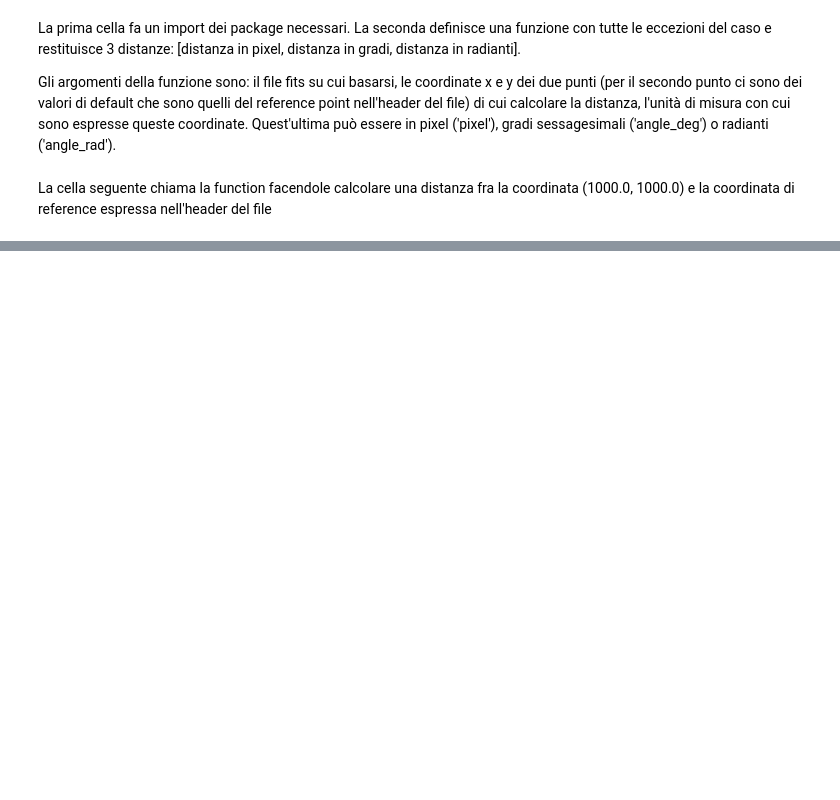
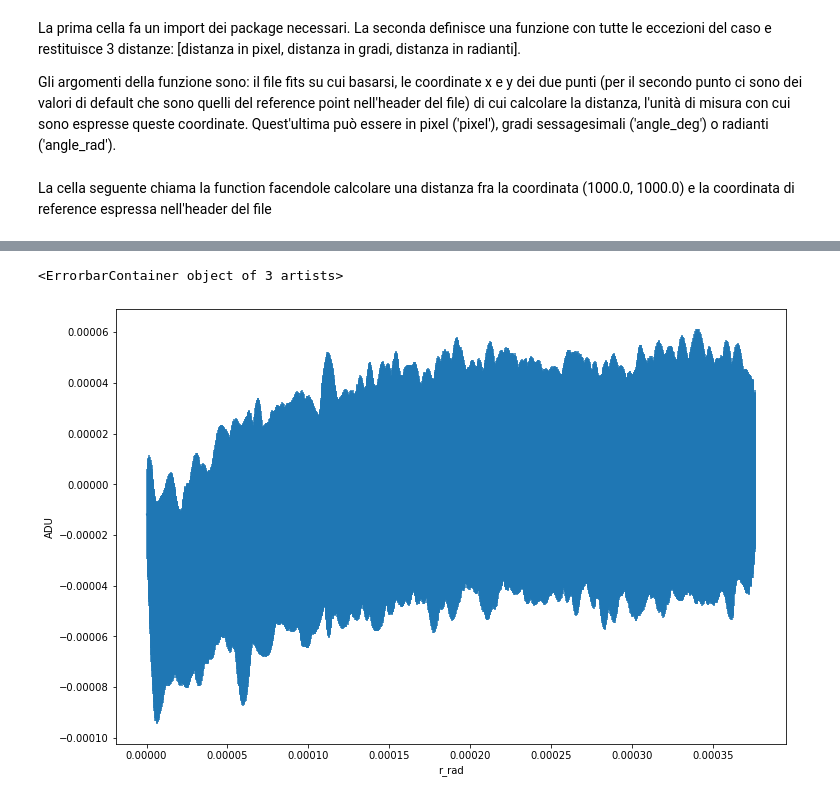
Before and after one commit to ratio999/Progetto_ab_informatiche, a Jupyter notebook: distance_function.ipynb, the cells around one changed output, grey strips where cells are left out. Cells and saved outputs as stored; diff of their text form; code cells hidden in the pictures; blank space fills up the shorter version.

```diff
--- a/distance_function.ipynb
+++ b/distance_function.ipynb
@@ -95,0 +314,6 @@ distance_calc('SPT-CL_J2344-4243_band3_combined.dat.im.image.fits' , 1000.0 , 10
+# %%
+setup_plot((12,8), 'r_rad', 'ADU')
+plt.errorbar(x_rad , y , err)
+# %% [output]
+<ErrorbarContainer object of 3 artists>
+[figure, added]
```
Also changed, not shown: parts of 12 cells of this notebook, 2 other files.
